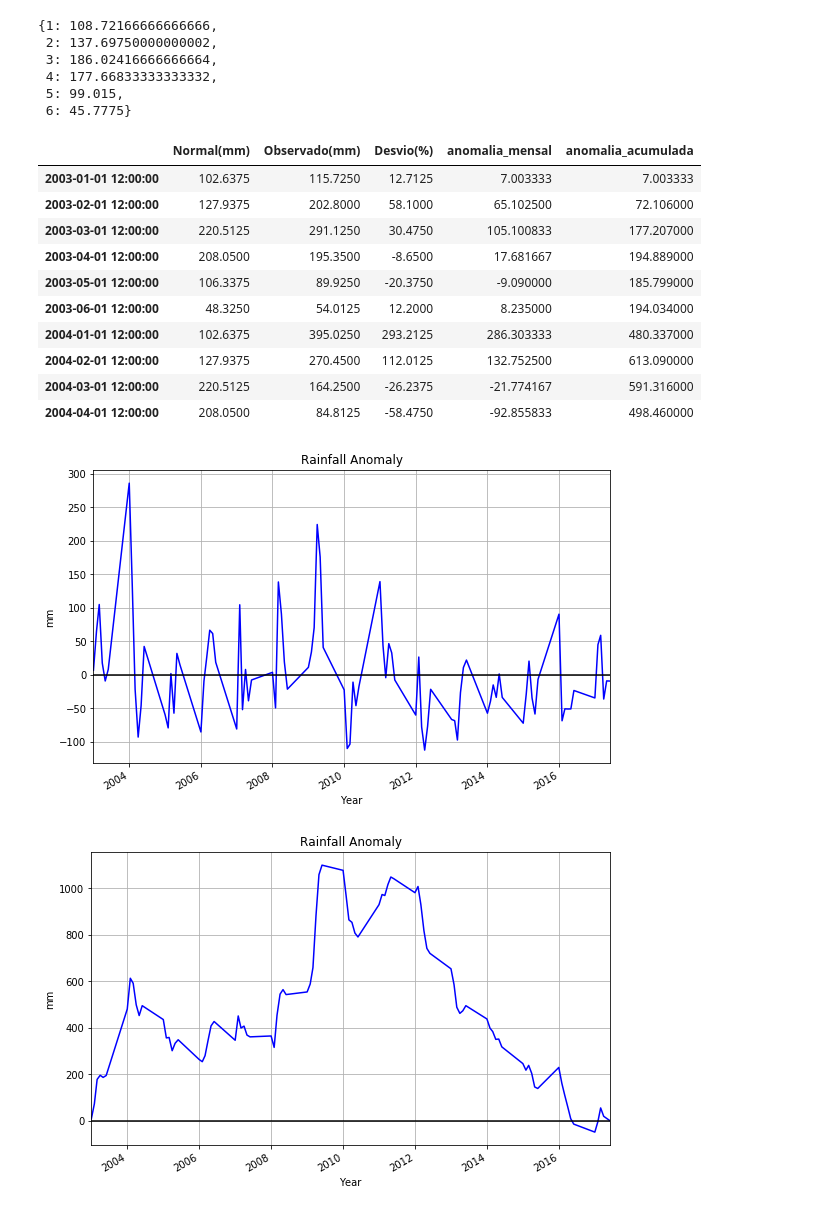
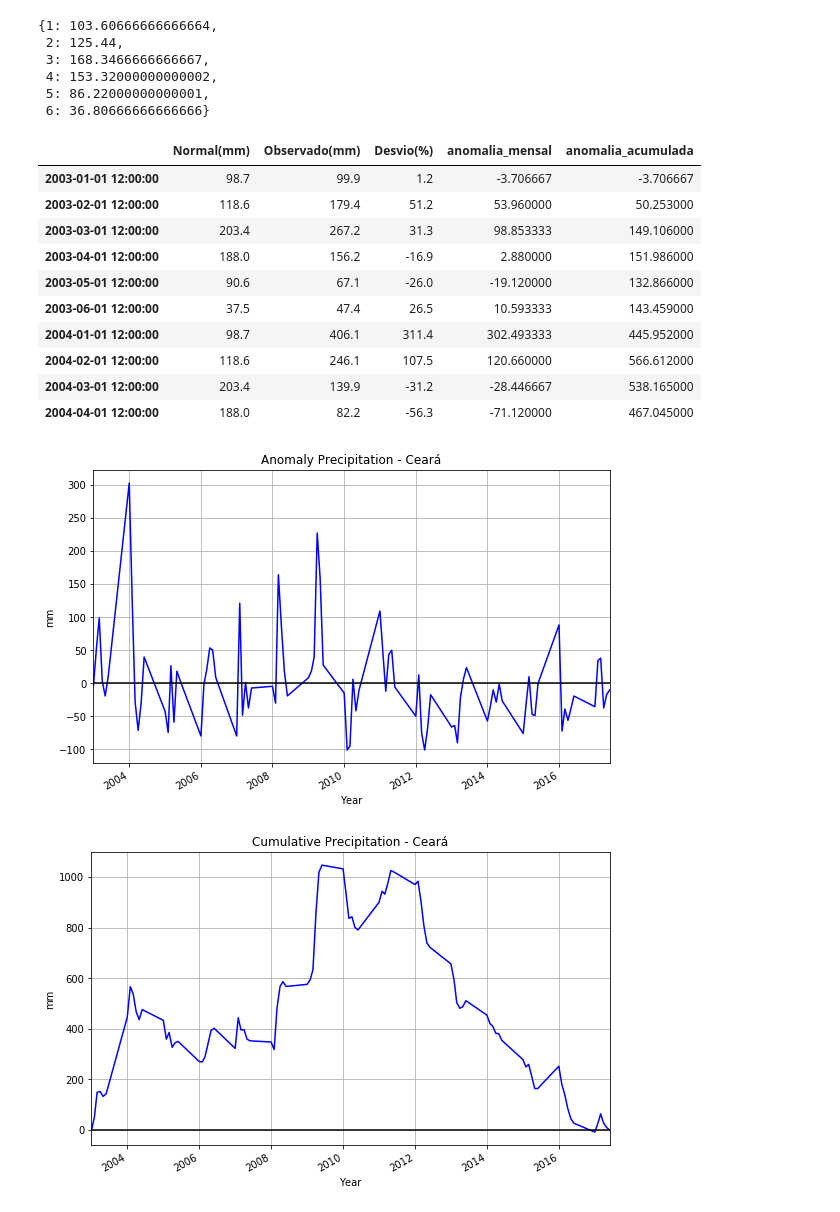
Before and after one commit to tiagotele/experimentos_oceanografia, a Jupyter notebook: Rainfall climatology, anomaly and cumulative.ipynb, the cells around one changed output. Cells and saved outputs as stored; diff of their text form; code cells hidden in the pictures.

Commit message:
Creating climatology, anomaly and cumulative anomaly data from FUNCEME's rainfall season.

```diff
--- a/Rainfall climatology, anomaly and cumulative.ipynb
+++ b/Rainfall climatology, anomaly and cumulative.ipynb
@@ -315,7 +315,7 @@ def adiciona_anomalia_acumulada(dataframe):
     dataframe.loc[:, COLUNA_ANOMALIA_ACUMULADA] = pd.Series(anomalia_acumulada, index=dataframe.index)
     return dataframe
 # %%
-funceme_rainy_df = pd.read_csv("scraping/funceme_media_macrorregiao.csv", index_col=0 ,parse_dates=['datahora'])
+funceme_rainy_df = pd.read_csv("scraping/funceme_media_ceara.csv", index_col=0 ,parse_dates=['datahora'])
 media_observado_a_substituir = funceme_rainy_df.loc['1973-08-01 12:00:00']['Observado(mm)'].mean()
 media_desvio_a_substituir = funceme_rainy_df.loc['1973-08-01 12:00:00']['Desvio(%)'].mean()
 
@@ -401,12 +401,12 @@ for month in month_values:
     climatology_observed[month] = (reduce(lambda x, y: x + y, month_values[month]) / len(month_values[month]))
 climatology_observed
 # %% [output]
-{1: 108.72166666666666,
- 2: 137.69750000000002,
- 3: 186.02416666666664,
- 4: 177.66833333333332,
- 5: 99.015,
- 6: 45.7775}
+{1: 103.60666666666664,
+ 2: 125.44,
+ 3: 168.3466666666667,
+ 4: 153.32000000000002,
+ 5: 86.22000000000001,
+ 6: 36.80666666666666}
 # %%
 anomaly_array = []
 for date,el in rainy_classified_df.iterrows():
@@ -418,21 +418,21 @@ rainy_classified_df = adiciona_anomalia_acumulada(rainy_classified_df)
 rainy_classified_df.head(10)
 # %% [output]
 |  | Normal(mm) | Observado(mm) | Desvio(%) | anomalia_mensal | anomalia_acumulada |
-| 2003-01-01 12:00:00 | 102.6375 | 115.7250 | 12.7125 | 7.003333 | 7.003333 |
-| 2003-02-01 12:00:00 | 127.9375 | 202.8000 | 58.1000 | 65.102500 | 72.106000 |
-| 2003-03-01 12:00:00 | 220.5125 | 291.1250 | 30.4750 | 105.100833 | 177.207000 |
-| 2003-04-01 12:00:00 | 208.0500 | 195.3500 | -8.6500 | 17.681667 | 194.889000 |
-| 2003-05-01 12:00:00 | 106.3375 | 89.9250 | -20.3750 | -9.090000 | 185.799000 |
-| 2003-06-01 12:00:00 | 48.3250 | 54.0125 | 12.2000 | 8.235000 | 194.034000 |
-| 2004-01-01 12:00:00 | 102.6375 | 395.0250 | 293.2125 | 286.303333 | 480.337000 |
-| 2004-02-01 12:00:00 | 127.9375 | 270.4500 | 112.0125 | 132.752500 | 613.090000 |
-| 2004-03-01 12:00:00 | 220.5125 | 164.2500 | -26.2375 | -21.774167 | 591.316000 |
-| 2004-04-01 12:00:00 | 208.0500 | 84.8125 | -58.4750 | -92.855833 | 498.460000 |
+| 2003-01-01 12:00:00 | 98.7 | 99.9 | 1.2 | -3.706667 | -3.706667 |
+| 2003-02-01 12:00:00 | 118.6 | 179.4 | 51.2 | 53.960000 | 50.253000 |
+| 2003-03-01 12:00:00 | 203.4 | 267.2 | 31.3 | 98.853333 | 149.106000 |
+| 2003-04-01 12:00:00 | 188.0 | 156.2 | -16.9 | 2.880000 | 151.986000 |
+| 2003-05-01 12:00:00 | 90.6 | 67.1 | -26.0 | -19.120000 | 132.866000 |
+| 2003-06-01 12:00:00 | 37.5 | 47.4 | 26.5 | 10.593333 | 143.459000 |
+| 2004-01-01 12:00:00 | 98.7 | 406.1 | 311.4 | 302.493333 | 445.952000 |
+| 2004-02-01 12:00:00 | 118.6 | 246.1 | 107.5 | 120.660000 | 566.612000 |
+| 2004-03-01 12:00:00 | 203.4 | 139.9 | -31.2 | -28.446667 | 538.165000 |
+| 2004-04-01 12:00:00 | 188.0 | 82.2 | -56.3 | -71.120000 | 467.045000 |
 # %%
-plota_coluna_do_dataframe(rainy_classified_df, 'Anomaly Rainfall',COLUNA_ANOMALIA_DO_MES)
+plota_coluna_do_dataframe(rainy_classified_df, 'Anomaly Precipitation - Ceará',COLUNA_ANOMALIA_DO_MES)
 # %% [output]
-[figure, old version]
+[figure, new version]
 # %%
-plota_coluna_do_dataframe(rainy_classified_df, 'Cumulative Rainfall',COLUNA_ANOMALIA_ACUMULADA)
+plota_coluna_do_dataframe(rainy_classified_df, 'Cumulative Precipitation - Ceará',COLUNA_ANOMALIA_ACUMULADA)
 # %% [output]
-[figure, old version]
+[figure, new version]
```
Also changed, not shown: parts of 1 cell of this notebook, 47 other files.
